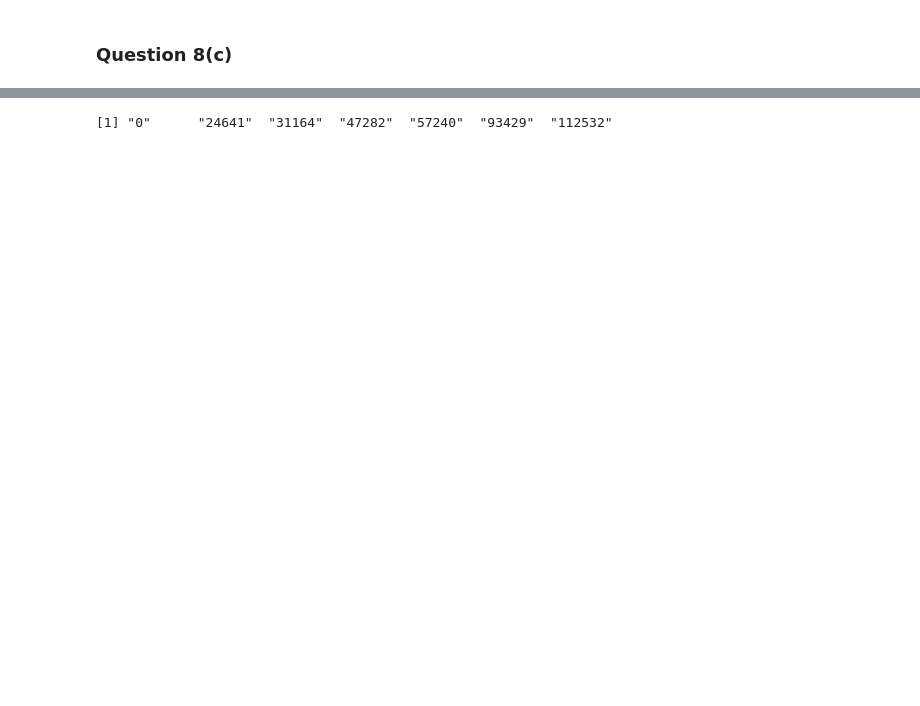
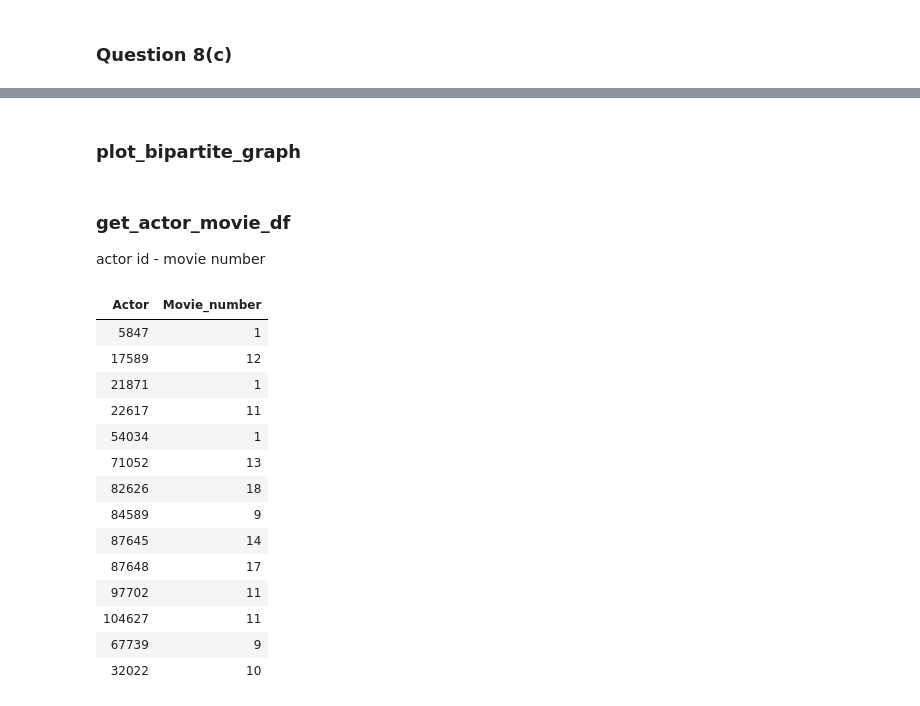
Before and after one commit to YufeiHu/EE232E-Large-Scale-Social-Network, a Jupyter notebook: project4/part2/Q7v2.ipynb, the cells around one changed output, grey strips where cells are left out. Saved outputs shown, nothing was run; the diff lists cells and outputs as text; code cells hidden in the pictures; blank space fills up the shorter version.

```diff
--- a/project4/part2/Q7v2.ipynb
+++ b/project4/part2/Q7v2.ipynb
@@ -260,4 +264,2 @@ plot(g.bi, layout=l[, c(2,1)], vertex.size = 5)
-# %%
-actor_id
-# %% [output]
-[1] "0"      "24641"  "31164"  "47282"  "57240"  "93429"  "112532"
+# %% [markdown]
+### plot_bipartite_graph
@@ -263,0 +273,32 @@ actor_id
+# %% [markdown]
+### get_actor_movie_df
+actor id - movie number
+# %%
+get_actor_movie_df <- function(bipartite_graph, actor_id_edge) {
+    # act n movies
+    Movie_number <- as.vector(degree(bipartite_graph, mode='out'))
+    Movie_number <- Movie_number[Movie_number>0]
+
+    # Actor id
+    Actor <- names(V(bipartite_graph)[1:length(names(table(actor_id_edge)))])
+    actor_movie_df <- data.frame(Actor, Movie_number)
+    actor_movie_df
+}
+# %%
+get_actor_movie_df(g.bi, actor_id_edge)
+# %% [output]
+| Actor | Movie_number |
+| 5847 | 1 |
+| 17589 | 12 |
+| 21871 | 1 |
+| 22617 | 11 |
+| 54034 | 1 |
+| 71052 | 13 |
+| 82626 | 18 |
+| 84589 | 9 |
+| 87645 | 14 |
+| 87648 | 17 |
+| 97702 | 11 |
+| 104627 | 11 |
+| 67739 | 9 |
+| 32022 | 10 |
```
Also changed, not shown: parts of 44 cells of this notebook.
